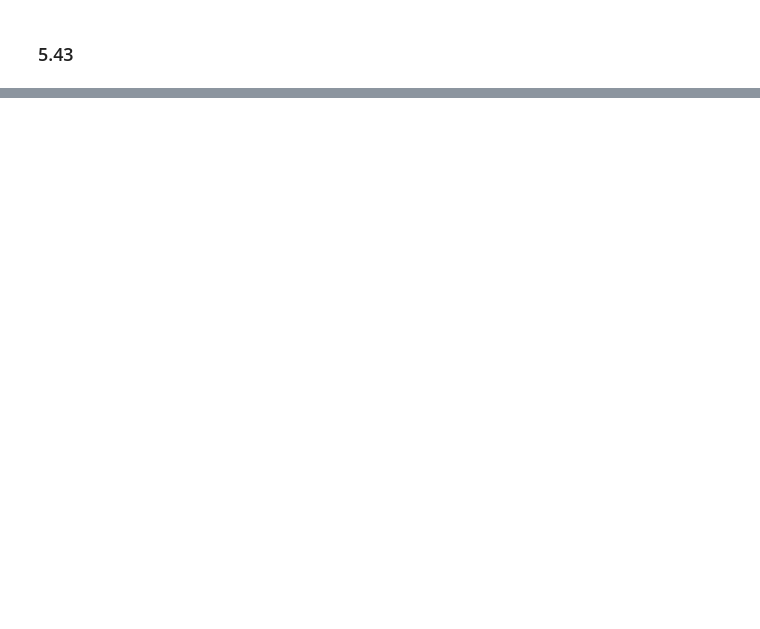
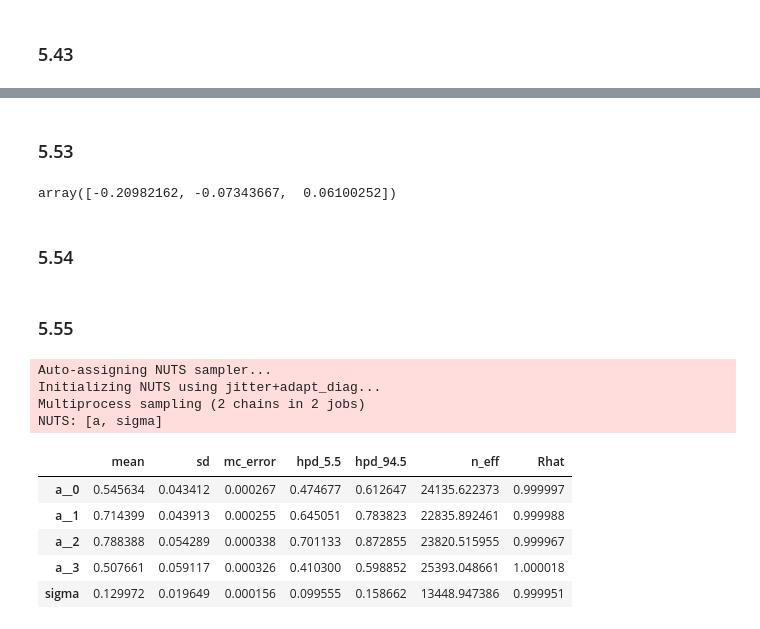
Before and after one commit to grinnbearit/statistical_rethinking, a Jupyter notebook: chapter_5.ipynb, the cells around one changed output, grey strips where cells are left out. Drawn from its saved outputs; the diff is of its cells as text; code cells hidden in the pictures; blank space fills up the shorter version.

```diff
--- a/chapter_5.ipynb
+++ b/chapter_5.ipynb
@@ -768,0 +836,2 @@ The acceptance probability does not match the target. It is 0.8892344440925684,
+# %%
+d["clade_NWM"] = np.where(d["clade"] == "New World Monkey", 1, 0)
@@ -768,0 +840,3 @@ The acceptance probability does not match the target. It is 0.8892344440925684,
+# %%
+d["clade_OWM"] = np.where(d["clade"] == "Old World Monkey", 1, 0)
+d["clade_S"] = np.where(d["clade"] == "Strepsirrhine", 1, 0)
@@ -768,0 +845,12 @@ The acceptance probability does not match the target. It is 0.8892344440925684,
+# %%
+with pm.Model() as m5_16:
+    sigma = pm.Uniform("sigma", lower=0, upper=10)
+    b_S = pm.Normal("b_S", mu=0, sd=1)
+    b_OWM = pm.Normal("b_OWM", mu=0, sd=1)
+    b_NWM = pm.Normal("b_NWM", mu=0, sd=1)
+    a = pm.Normal("a", mu=0.6, sd=10)
+    mu = pm.Deterministic("mu", a + b_NWM*d["clade_NWM"] + b_OWM*d["clade_OWM"] + b_S*d["clade_S"])
+    kcal_per_g = pm.Normal("kcal_per_g", mu=mu, sd=sigma, observed=d["kcal.per.g"])
+    trace_5_16 = pm.sample(int(1e4), tune=1000)
+
+pm.summary(trace_5_16, varnames=["a", "b_NWM", "b_OWM", "b_S", "sigma"], alpha=0.11)
@@ -768,0 +892,32 @@ The acceptance probability does not match the target. It is 0.8892344440925684,
+# %% [markdown]
+### 5.53
+# %%
+diff_NWM_OWM = mu_NWM - mu_OWM
+np.percentile(diff_NWM_OWM, [2.5, 50, 97.5])
+# %% [output]
+array([-0.20982162, -0.07343667,  0.06100252])
+# %% [markdown]
+### 5.54
+# %%
+d["clade_id"] = pd.Categorical(d["clade"]).codes
+# %% [markdown]
+### 5.55
+# %%
+with pm.Model() as m5_16_alt:
+    sigma = pm.Uniform("sigma", lower=0, upper=10)
+    a = pm.Normal("a", mu=0.6, sd=10, shape=len(d["clade_id"].unique()))
+    kcal_per_g = pm.Normal("kcal_per_g", mu=a[d["clade_id"].values], sd=sigma, observed=d["kcal.per.g"])
+    trace_5_16_alt = pm.sample(int(1e4), tune=1000)
+
+pm.summary(trace_5_16_alt, varnames=["a", "sigma"], alpha=0.11)
+# %% [output]
+Auto-assigning NUTS sampler...
+Initializing NUTS using jitter+adapt_diag...
+Multiprocess sampling (2 chains in 2 jobs)
+NUTS: [a, sigma]
+|  | mean | sd | mc_error | hpd_5.5 | hpd_94.5 | n_eff | Rhat |
+| a__0 | 0.545634 | 0.043412 | 0.000267 | 0.474677 | 0.612647 | 24135.622373 | 0.999997 |
+| a__1 | 0.714399 | 0.043913 | 0.000255 | 0.645051 | 0.783823 | 22835.892461 | 0.999988 |
+| a__2 | 0.788388 | 0.054289 | 0.000338 | 0.701133 | 0.872855 | 23820.515955 | 0.999967 |
+| a__3 | 0.507661 | 0.059117 | 0.000326 | 0.410300 | 0.598852 | 25393.048661 | 1.000018 |
+| sigma | 0.129972 | 0.019649 | 0.000156 | 0.099555 | 0.158662 | 13448.947386 | 0.999951 |
```
Also changed, not shown: parts of 37 cells of this notebook.
